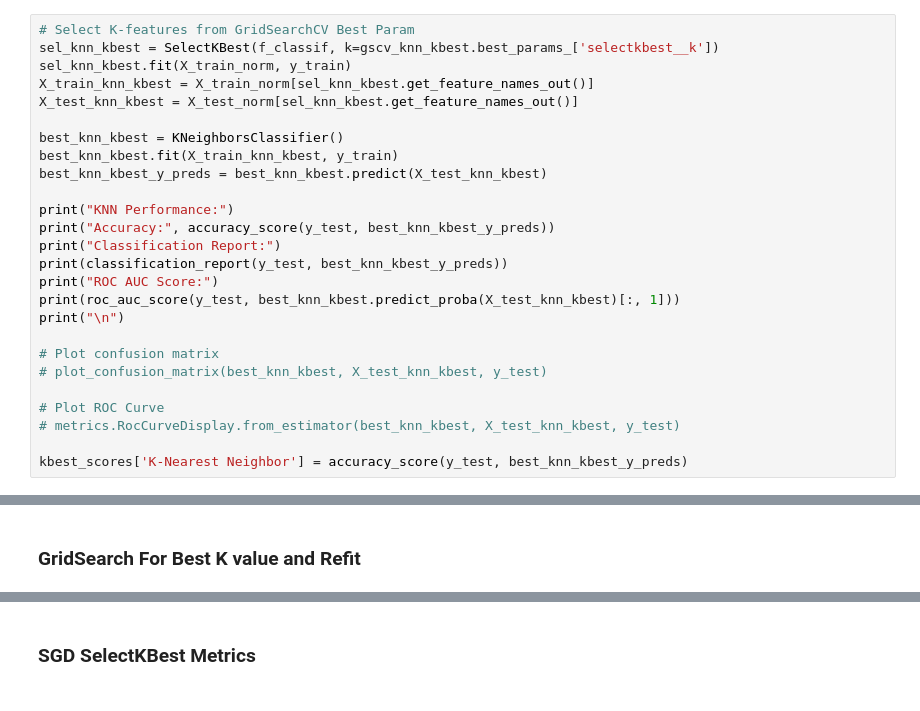
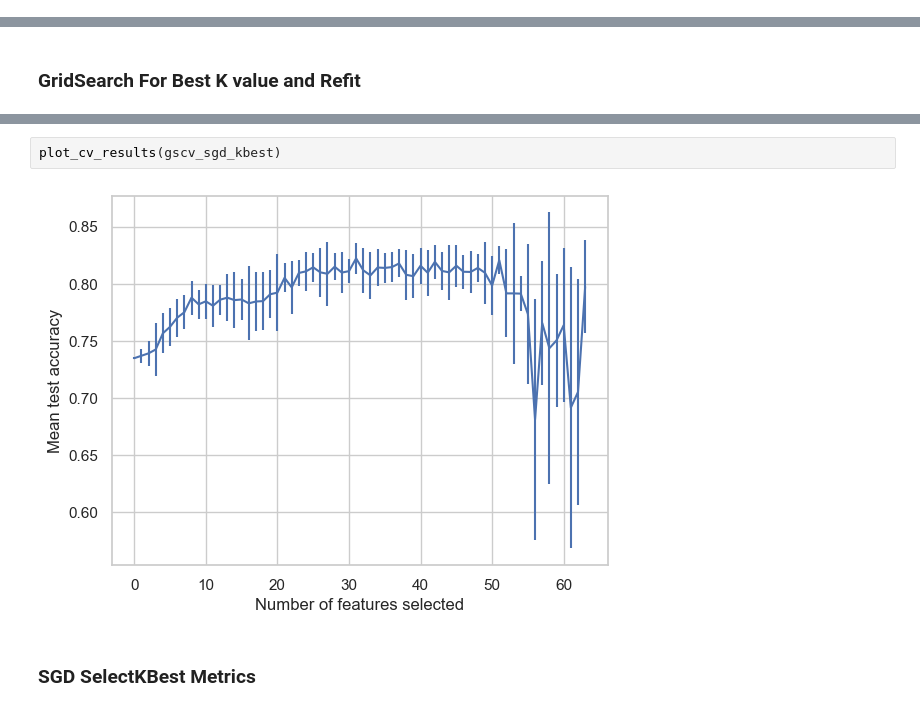
Before and after one commit to georgevrbs/customer_churn_machine_learning, a Jupyter notebook: Telecommunication_Customer_Churn_3.ipynb, the cells around one changed output, grey strips where cells are left out. Saved outputs shown, nothing was run; the diff lists cells and outputs as text.

```diff
--- a/Telecommunication_Customer_Churn_3.ipynb
+++ b/Telecommunication_Customer_Churn_3.ipynb
@@ -656,29 +652,3 @@ Best parameters found: {'selectkbest__k': 37}
 ### KNN SelectKBest Metrics
 # %% [markdown]
 Best value for k : 37 for SelectKBest
-# %%
-# Select K-features from GridSearchCV Best Param
-sel_knn_kbest = SelectKBest(f_classif, k=gscv_knn_kbest.best_params_['selectkbest__k'])
-sel_knn_kbest.fit(X_train_norm, y_train)
-X_train_knn_kbest = X_train_norm[sel_knn_kbest.get_feature_names_out()]
-X_test_knn_kbest = X_test_norm[sel_knn_kbest.get_feature_names_out()]
-
-best_knn_kbest = KNeighborsClassifier()
-best_knn_kbest.fit(X_train_knn_kbest, y_train)
-best_knn_kbest_y_preds = best_knn_kbest.predict(X_test_knn_kbest)
-
-print("KNN Performance:")
-print("Accuracy:", accuracy_score(y_test, best_knn_kbest_y_preds))
-print("Classification Report:")
-print(classification_report(y_test, best_knn_kbest_y_preds))
-print("ROC AUC Score:")
-print(roc_auc_score(y_test, best_knn_kbest.predict_proba(X_test_knn_kbest)[:, 1]))
-print("\n")
-
-# Plot confusion matrix
-# plot_confusion_matrix(best_knn_kbest, X_test_knn_kbest, y_test)
-
-# Plot ROC Curve
-# metrics.RocCurveDisplay.from_estimator(best_knn_kbest, X_test_knn_kbest, y_test)
-
-kbest_scores['K-Nearest Neighbor'] = accuracy_score(y_test, best_knn_kbest_y_preds)
@@ -722,4 +699,8 @@ Time to search:  8.633919477462769
 Best parameters found: {'selectkbest__k': 39}
+# %%
+plot_cv_results(gscv_sgd_kbest)
+# %% [output]
+[figure, added]
 # %% [markdown]
 ### SGD SelectKBest Metrics
 # %% [markdown]
```
Also changed, not shown: parts of 163 cells of this notebook, 2 other files.
